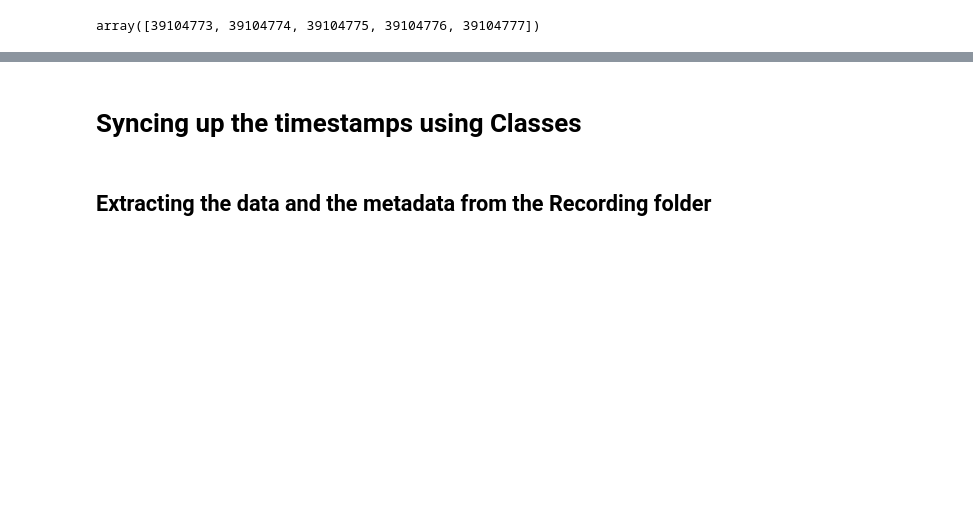
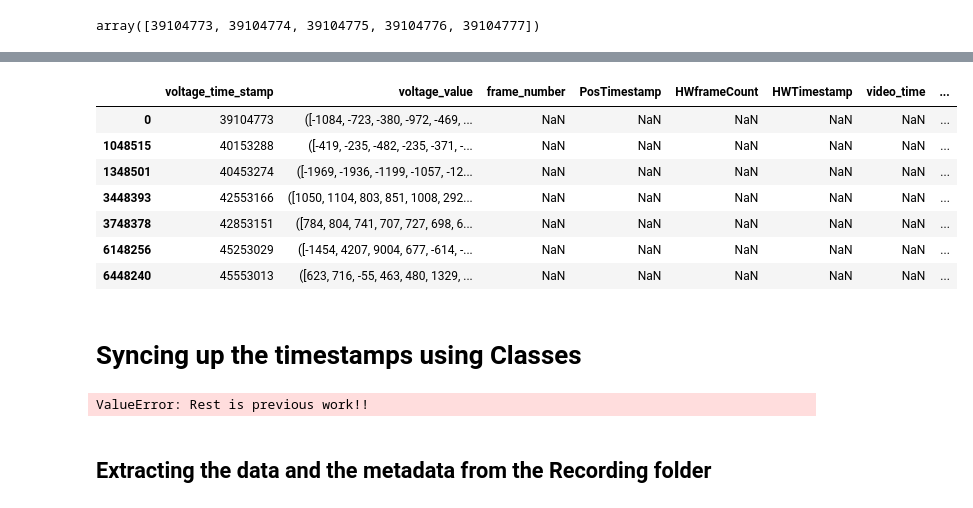
Before and after one commit to padillacoreanolab/spike_gadgets_repo, a Jupyter notebook: results/2022_09_13_timestamp_syncing/time_stamp_syncing.ipynb, the cells around one changed output, grey strips where cells are left out. Saved outputs shown, nothing was run; the diff lists cells and outputs as text; code cells hidden in the pictures; blank space fills up the shorter version.

```diff
--- a/results/2022_09_13_timestamp_syncing/time_stamp_syncing.ipynb
+++ b/results/2022_09_13_timestamp_syncing/time_stamp_syncing.ipynb
@@ -803,0 +820,6 @@ KeyError: 'PosTimeStamp'
+# %%
+ephy_and_video_dataframe['filled_PosTimestamp'] = ephy_and_video_dataframe['PosTimestamp'].fillna(method='ffill')
+ephy_and_video_dataframe['filledHWframeCount'] = ephy_and_video_dataframe['HWframeCount'].fillna(method='ffill')
+ephy_and_video_dataframe['filled_frame_number'] = ephy_and_video_dataframe['frame_number'].fillna(method='ffill')
+ephy_and_video_dataframe['filled_video_time'] = ephy_and_video_dataframe['video_time'].fillna(method='ffill')
+ephy_and_video_dataframe['filled_video_seconds'] = ephy_and_video_dataframe['video_seconds'].fillna(method='ffill')
@@ -803,0 +837,4 @@ KeyError: 'PosTimeStamp'
+# %%
+DIN_dataframe = pd.DataFrame(DIN_state_array)
+# %%
+DIN_dataframe["trial_number"] = DIN_dataframe["state"].cumsum()
@@ -803,0 +852,2 @@ KeyError: 'PosTimeStamp'
+# %%
+ephy_and_video_dataframe = pd.merge(ephy_and_video_dataframe, DIN_dataframe, left_on='voltage_time_stamp', right_on='time', how="left")
@@ -803,0 +870,11 @@ KeyError: 'PosTimeStamp'
+# %%
+ephy_and_video_dataframe.dropna(subset="time")
+# %% [output]
+|  | voltage_time_stamp | voltage_value | frame_number | PosTimestamp | HWframeCount | HWTimestamp | video_time | ... |
+| 0 | 39104773 | ([-1084, -723, -380, -972, -469, ... | NaN | NaN | NaN | NaN | NaN | ... |
+| 1048515 | 40153288 | ([-419, -235, -482, -235, -371, -... | NaN | NaN | NaN | NaN | NaN | ... |
+| 1348501 | 40453274 | ([-1969, -1936, -1199, -1057, -12... | NaN | NaN | NaN | NaN | NaN | ... |
+| 3448393 | 42553166 | ([1050, 1104, 803, 851, 1008, 292... | NaN | NaN | NaN | NaN | NaN | ... |
+| 3748378 | 42853151 | ([784, 804, 741, 707, 727, 698, 6... | NaN | NaN | NaN | NaN | NaN | ... |
+| 6148256 | 45253029 | ([-1454, 4207, 9004, 677, -614, -... | NaN | NaN | NaN | NaN | NaN | ... |
+| 6448240 | 45553013 | ([623, 716, -55, 463, 480, 1329, ... | NaN | NaN | NaN | NaN | NaN | ... |
@@ -804,5 +885,9 @@ KeyError: 'PosTimeStamp'
 # %% [markdown]
 # Syncing up the timestamps using Classes
+# %%
+raise ValueError("Rest is previous work!!")
+# %% [output]
+ValueError: Rest is previous work!!
 # %% [markdown]
 ## Extracting the data and the metadata from the Recording folder
 # %% [markdown]
```
Also changed, not shown: parts of 92 cells of this notebook.
